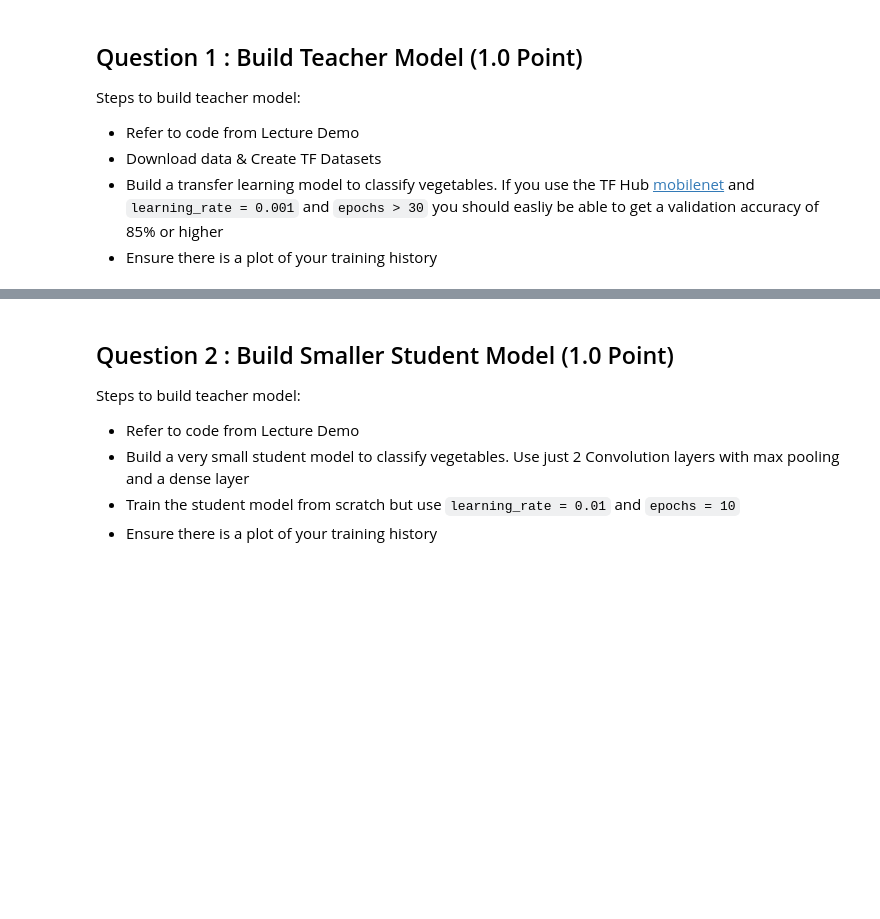
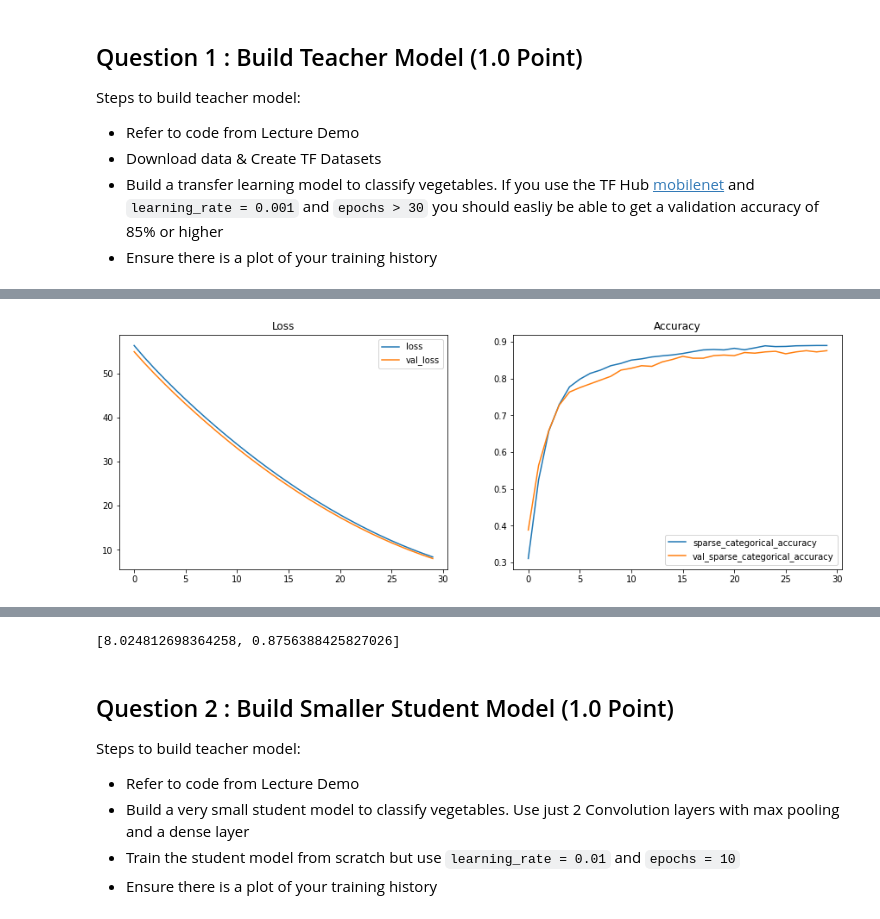
Before and after one commit to jackxxu/2020F-AC295, a Jupyter notebook: exercises/exercise8/AC 295 Fall 2020 Exercise 8.ipynb, the cells around one changed output, grey strips where cells are left out. Cells and saved outputs as stored; diff of their text form; code cells hidden in the pictures; blank space fills up the shorter version.

```diff
--- a/exercises/exercise8/AC 295 Fall 2020 Exercise 8.ipynb
+++ b/exercises/exercise8/AC 295 Fall 2020 Exercise 8.ipynb
@@ -70,5 +70,6 @@ import tensorflow_model_optimization as tfmot
 from tensorflow_model_optimization.sparsity.keras import prune_low_magnitude
 
 from sklearn.model_selection import train_test_split
+AUTOTUNE = tf.data.experimental.AUTOTUNE
 # %% [markdown]
 ## Dataset
@@ -78,0 +166,8 @@ from sklearn.model_selection import train_test_split
+# %%
+validation_percent = 0.20
+
+# Split data into train / validate
+train_x, validate_x, train_y, validate_y = train_test_split(data_x, data_y, test_size=validation_percent)
+
+print("train_x count:",len(train_x))
+print("validate_x count:",len(validate_x))
@@ -84,3 +364,65 @@ Steps to build teacher model:
 - Download data & Create TF Datasets
 - Build a transfer learning model to classify vegetables. If you use the TF Hub [mobilenet](https://tfhub.dev/google/imagenet/mobilenet_v2_100_224/feature_vector/4) and `learning_rate = 0.001` and `epochs > 30` you should easliy be able to get a validation accuracy of 85% or higher
 - Ensure there is a plot of your training history
+# %%
+def build_teacher_model(image_height, image_width, num_channels, num_classes):
+
+  # Model input
+  input_shape = [image_height, image_width, num_channels] # height, width, channels
+
+  # Handle to pretrained model (Use a different model here)
+  handle = "https://tfhub.dev/google/imagenet/mobilenet_v2_100_224/feature_vector/4"
+
+  # Regularize using L1
+  kernel_weight = 0.02
+  bias_weight = 0.02
+
+  regularization_args = {
+    'kernel_regularizer': regularizers.l1(kernel_weight),
+    'bias_regularizer': regularizers.l1(bias_weight),
+  }
+
+  return Sequential([
+    layers.InputLayer(input_shape=input_shape),
+    hub.KerasLayer(handle, trainable=False),
+    layers.Dense(units=64, activation='relu', **regularization_args),
+    layers.Dense(units=num_classes, **regularization_args)
+  ], name='teacher_model')
+
+
+learning_rate = 0.001
+epochs = 30
+
+# Free up memory
+K.clear_session()
+
+# Build the teacher model
+teacher_model = build_teacher_model(image_height, image_width, num_channels, num_classes)
+print(teacher_model.summary())
+
+# Optimizer
+optimizer = optimizers.SGD(lr=learning_rate)
+# Loss
+loss = losses.SparseCategoricalCrossentropy(from_logits=True)
+# Compile
+teacher_model.compile(optimizer=optimizer,
+                      loss=loss,
+                      metrics=[metrics.SparseCategoricalAccuracy()])
+
+# Train model
+start_time = time.time()
+print(f'training started')
+training_results = teacher_model.fit(
+        train_data,
+        validation_data=validation_data,
+        epochs=epochs,
+        verbose=1)
+execution_time = (time.time() - start_time)/60.0
+print("Training execution time (mins)",execution_time)
+
+# Evaluate model
+evaluation_results = evaluate_model(teacher_model,validation_data, training_results,execution_time,
+               learning_rate, epochs, optimizer,save=True,
+               loss_metrics=["loss","val_loss"],
+               acc_metrics=["sparse_categorical_accuracy","val_sparse_categorical_accuracy"])
+# %% [output]
@@ -86,0 +446 @@ Steps to build teacher model:
+[figure, added]
@@ -87,3 +449,4 @@ Steps to build teacher model:
+[8.024812698364258, 0.8756388425827026]
 # %% [markdown]
 ## Question 2 : Build Smaller Student Model (1.0 Point)
 
```
Also changed, not shown: parts of 26 cells of this notebook.
